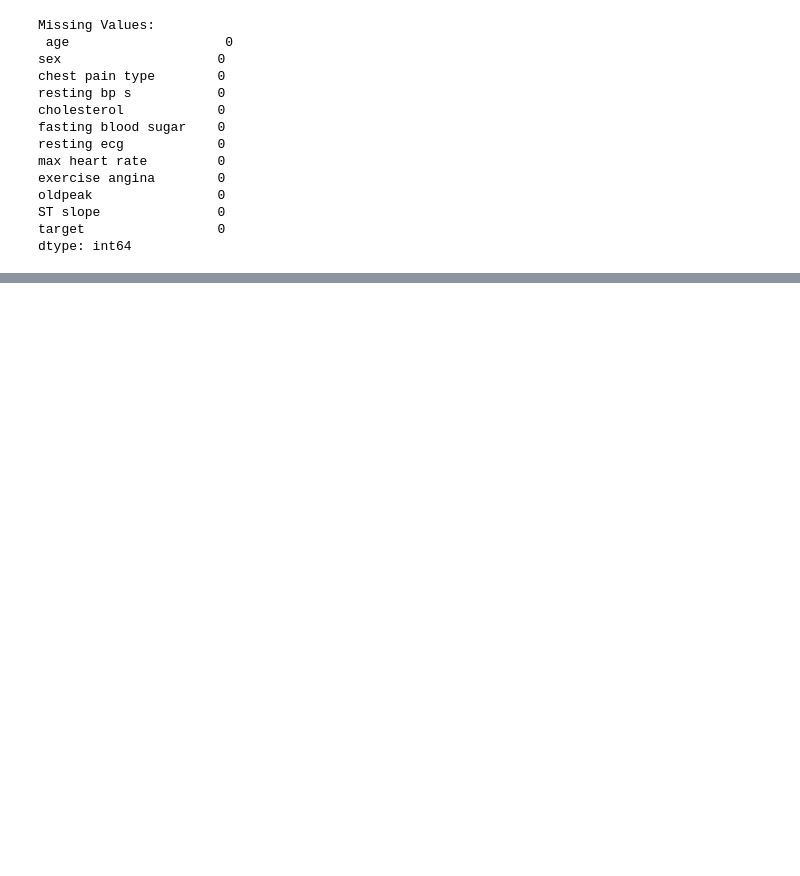
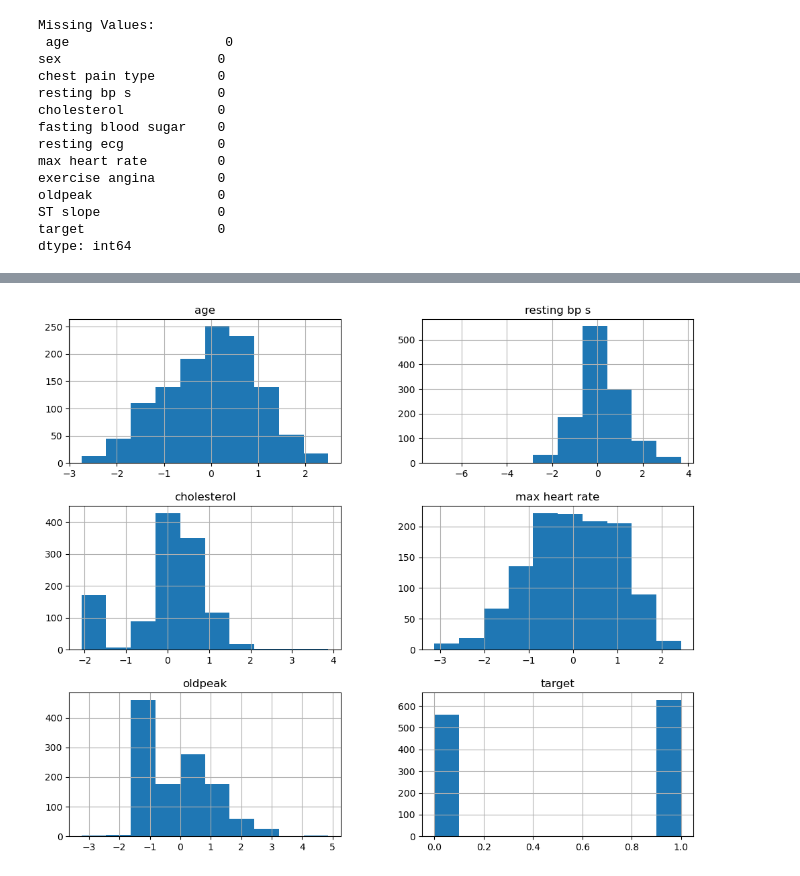
Before and after one commit to msaf9/heart-risk-assessment, a Jupyter notebook: main.ipynb, the cells around one changed output, grey strips where cells are left out. Saved outputs shown, nothing was run; the diff lists cells and outputs as text; code cells hidden in the pictures; blank space fills up the shorter version.

```diff
--- a/main.ipynb
+++ b/main.ipynb
@@ -39,0 +41,6 @@ KeyError: "['resting bp', 'serum cholesterol'] not in index"
+# %%
+# Visualize the distribution of each feature
+data.hist(figsize=(12, 10))
+plt.show()
+# %% [output]
+[figure, added]
```
Also changed, not shown: parts of 2 cells of this notebook.
